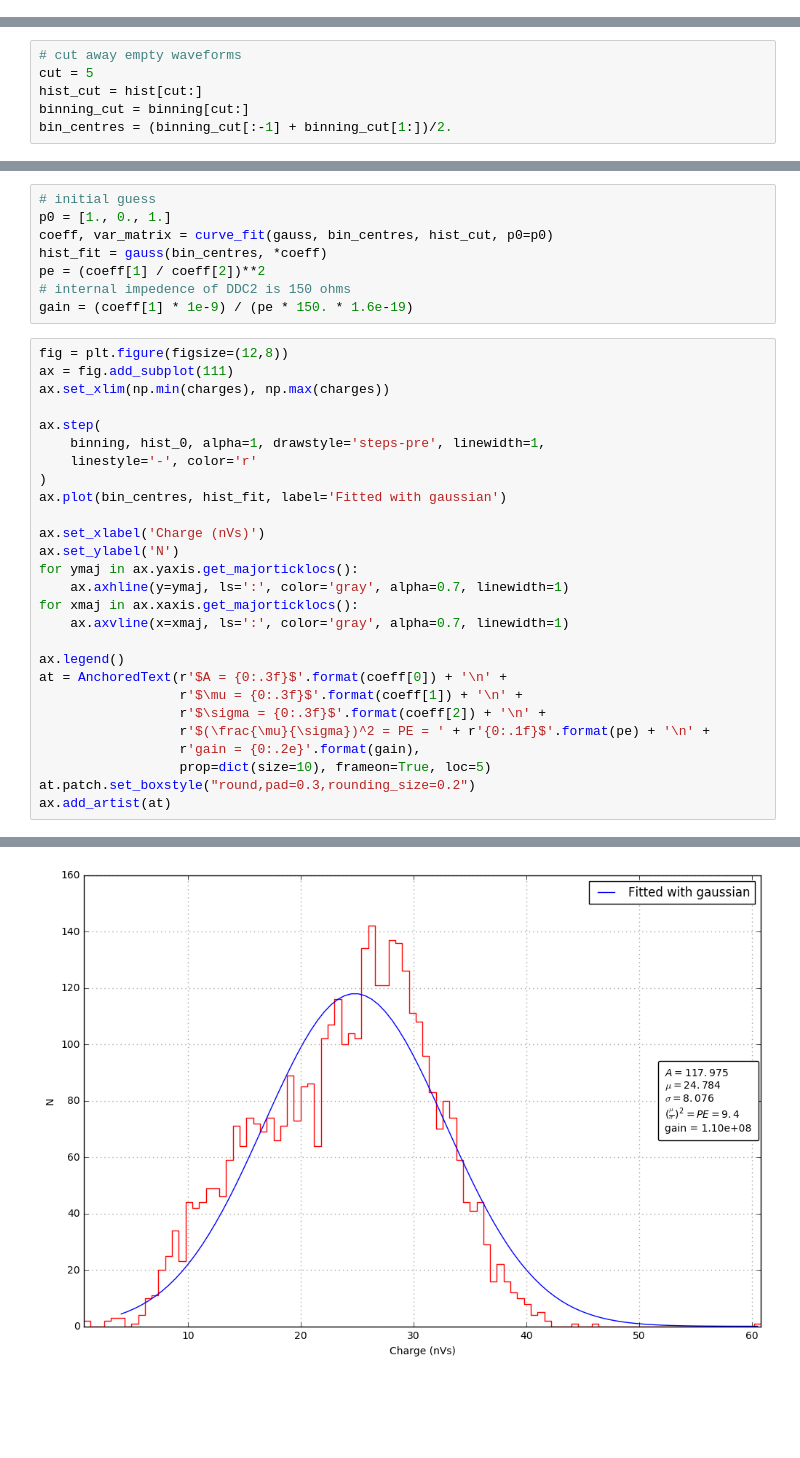
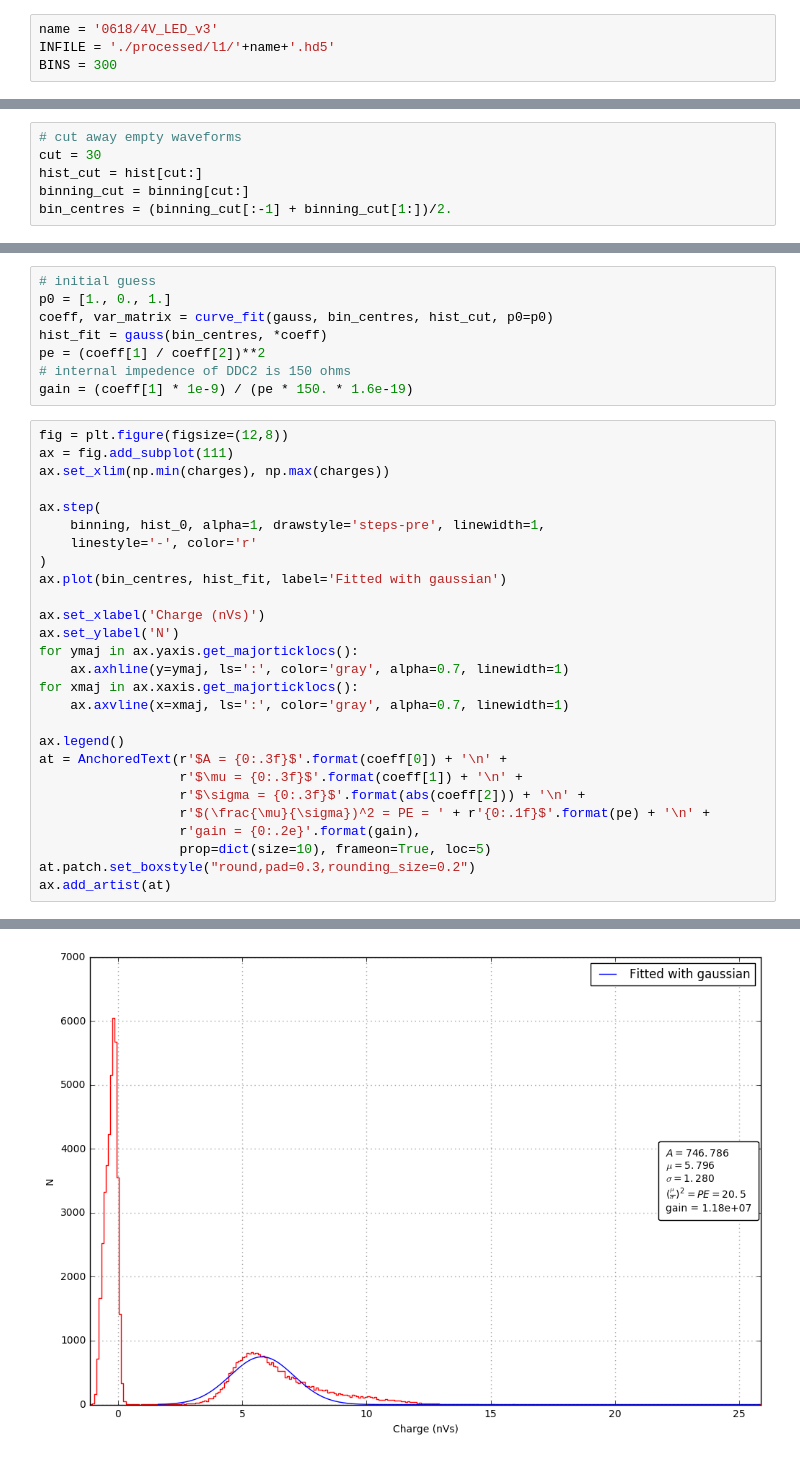
Before and after one commit to ShiveshM/beamtest, a Jupyter notebook: charge_histogram.ipynb, the cells around one changed output, grey strips where cells are left out. Cells and saved outputs as stored; diff of their text form; blank space fills up the shorter version.

```diff
--- a/charge_histogram.ipynb
+++ b/charge_histogram.ipynb
@@ -16,3 +13,7 @@ BINS = 100
+# %%
+name = '0618/4V_LED_v3'
+INFILE = './processed/l1/'+name+'.hd5'
+BINS = 300
 # %%
 store = pd.HDFStore(INFILE)
 df = store['df']
@@ -65,7 +69,7 @@ for xmaj in ax.xaxis.get_majorticklocs():
 from scipy.optimize import curve_fit
 # %%
 # cut away empty waveforms
-cut = 5
+cut = 30
 hist_cut = hist[cut:]
 binning_cut = binning[cut:]
 bin_centres = (binning_cut[:-1] + binning_cut[1:])/2.
@@ -84,31 +88,31 @@ gain = (coeff[1] * 1e-9) / (pe * 150. * 1.6e-19)
 # %%
 fig = plt.figure(figsize=(12,8))
 ax = fig.add_subplot(111)
 ax.set_xlim(np.min(charges), np.max(charges))
 
 ax.step(
     binning, hist_0, alpha=1, drawstyle='steps-pre', linewidth=1,
     linestyle='-', color='r'
 )
 ax.plot(bin_centres, hist_fit, label='Fitted with gaussian')
 
 ax.set_xlabel('Charge (nVs)')
 ax.set_ylabel('N')
 for ymaj in ax.yaxis.get_majorticklocs():
     ax.axhline(y=ymaj, ls=':', color='gray', alpha=0.7, linewidth=1)
 for xmaj in ax.xaxis.get_majorticklocs():
     ax.axvline(x=xmaj, ls=':', color='gray', alpha=0.7, linewidth=1)
 
 ax.legend()
 at = AnchoredText(r'$A = {0:.3f}$'.format(coeff[0]) + '\n' +
                   r'$\mu = {0:.3f}$'.format(coeff[1]) + '\n' +
-                  r'$\sigma = {0:.3f}$'.format(coeff[2]) + '\n' +
+                  r'$\sigma = {0:.3f}$'.format(abs(coeff[2])) + '\n' +
                   r'$(\frac{\mu}{\sigma})^2 = PE = ' + r'{0:.1f}$'.format(pe) + '\n' +
                   r'gain = {0:.2e}'.format(gain),
                   prop=dict(size=10), frameon=True, loc=5)
 at.patch.set_boxstyle("round,pad=0.3,rounding_size=0.2")
 ax.add_artist(at)
 # %% [output]
 <matplotlib.offsetbox.AnchoredText at 0x...>
-[figure, old version]
+[figure, new version]
 # %%
```
Also changed, not shown: parts of 5 cells of this notebook, 2 other files.
